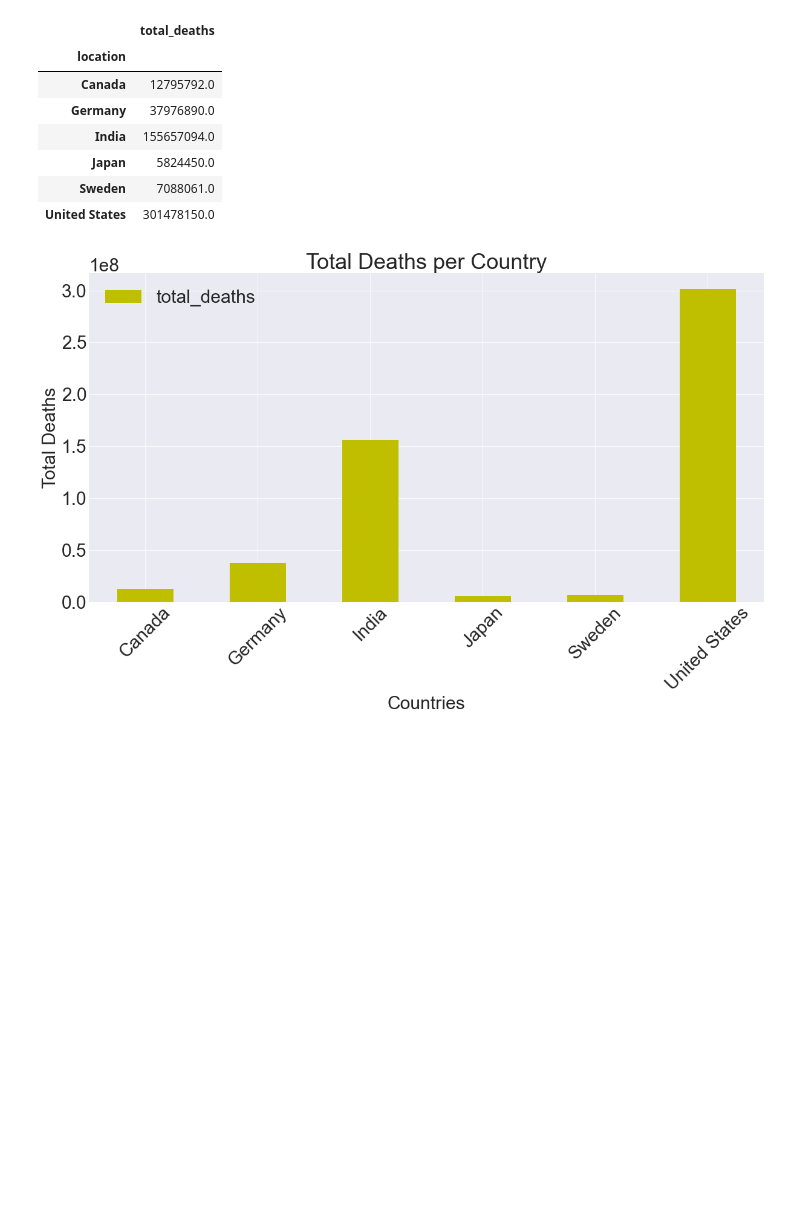
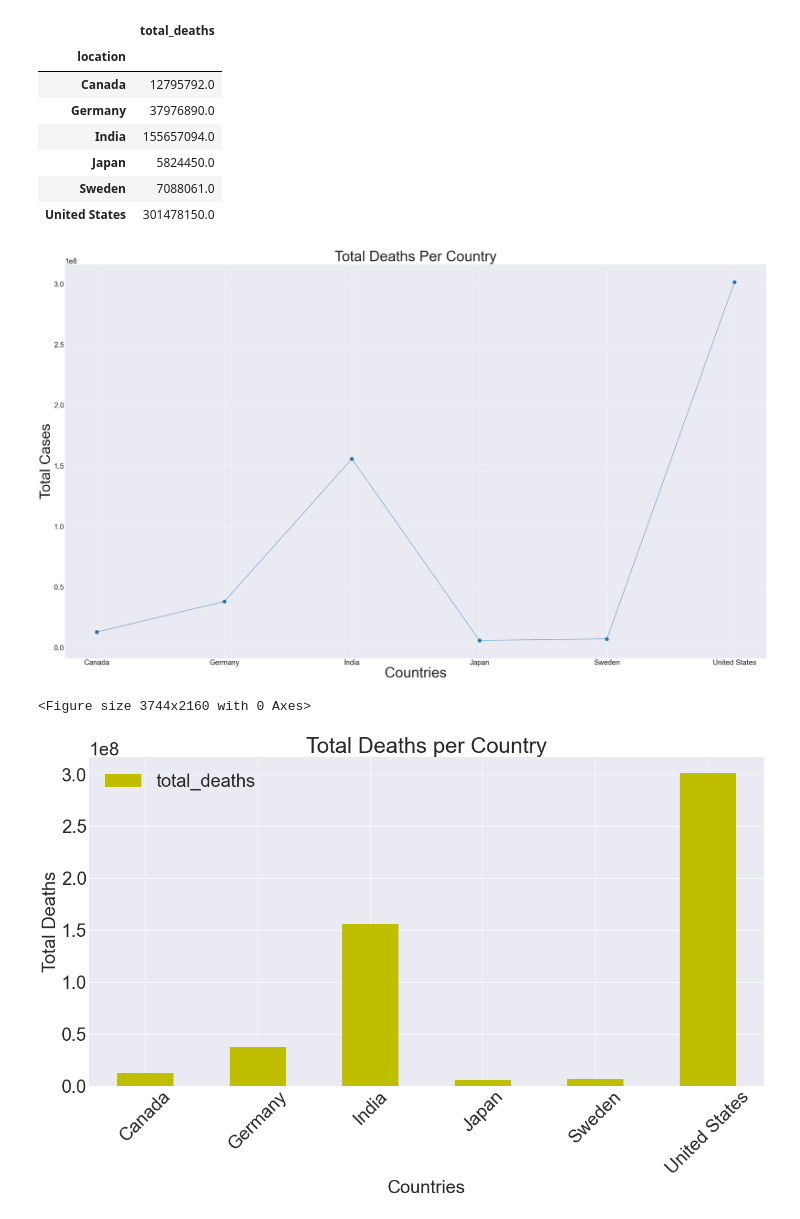
Before and after one commit to ranusuri/Team-A-Project-1, a Jupyter notebook: Setordji_Abotsi/Covid_Data_Analysis.1.ipynb, the cells around one changed output. Cells and saved outputs as stored; diff of their text form; code cells hidden in the pictures; blank space fills up the shorter version.

```diff
--- a/Setordji_Abotsi/Covid_Data_Analysis.1.ipynb
+++ b/Setordji_Abotsi/Covid_Data_Analysis.1.ipynb
@@ -235,6 +249,18 @@ group_six_deaths_df
 | Japan | 5824450.0 |
 | Sweden | 7088061.0 |
 | United States | 301478150.0 |
+# %%
+# Plotting total Covid deaths per country
+plt.plot(group_six_deaths_df[["total_deaths"]], marker = 'o')
+plt.title('Total Deaths Per Country', fontsize=60)
+plt.xlabel('Countries', fontsize=60)
+plt.ylabel('Total Cases', fontsize=60)
+plt.grid(True)
+plt.show()
+plt.savefig("Deaths_by_Countries1.png")
+# %% [output]
+[figure, added]
+<Figure size 3744x2160 with 0 Axes>
 # %%
 # Generate a bar plot showing the total covid deaths by country.
 group_six_deaths_df.plot(kind="bar", color="y", figsize=(20,10), rot=45)
```
Also changed, not shown: parts of 16 cells of this notebook, 15 other files.
